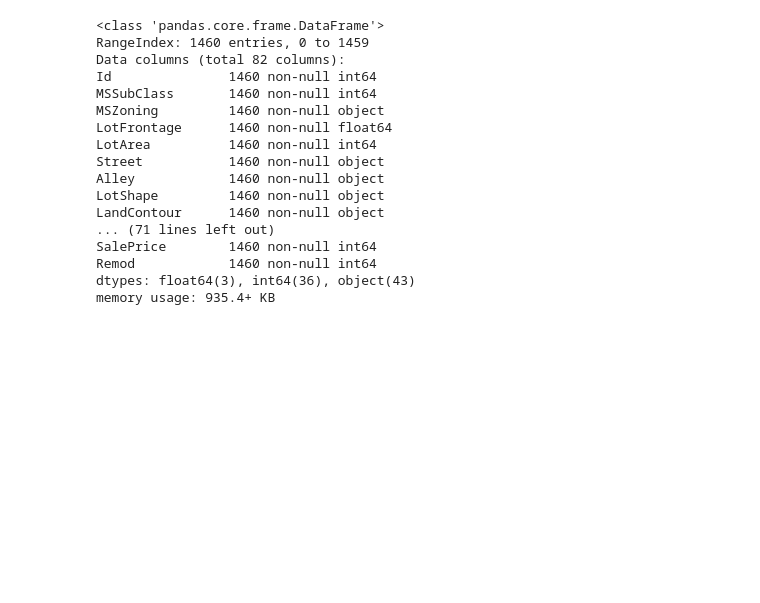
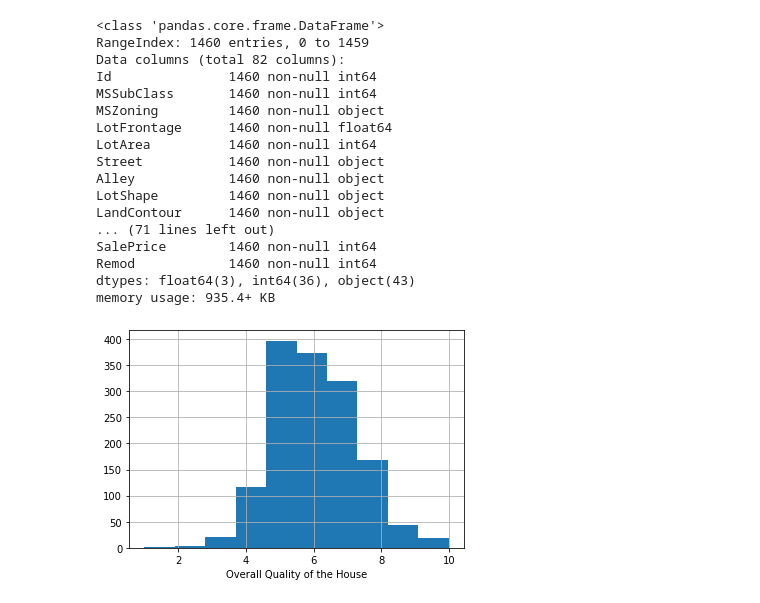
Before and after one commit to dina-deifallah/house-prices-advanced, a Jupyter notebook: EDA.ipynb, the cells around one changed output. Drawn from its saved outputs; the diff is of its cells as text; code cells hidden in the pictures; blank space fills up the shorter version.

```diff
--- a/EDA.ipynb
+++ b/EDA.ipynb
@@ -203,0 +208,5 @@ memory usage: 935.4+ KB
+# %%
+raw_data["OverallQual"].hist();
+plt.xlabel("Overall Quality of the House");
+# %% [output]
+[figure, added]
```
Also changed, not shown: parts of 29 cells of this notebook.
